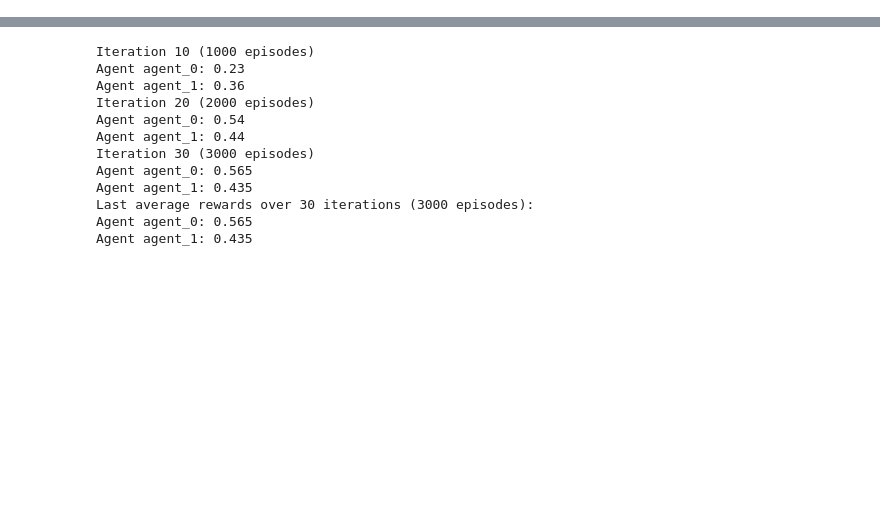
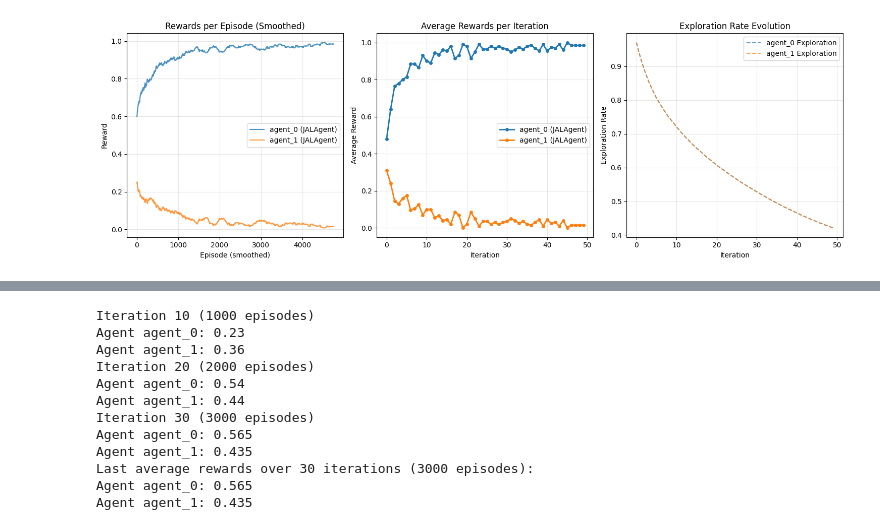
Before and after one commit to leandrouruguay1994/Multiagentes, a Jupyter notebook: Simultaneous_Games/MA_Foraging.ipynb, the cells around one changed output, grey strips where cells are left out. Cells and saved outputs as stored; diff of their text form; code cells hidden in the pictures; blank space fills up the shorter version.

```diff
--- a/Simultaneous_Games/MA_Foraging.ipynb
+++ b/Simultaneous_Games/MA_Foraging.ipynb
@@ -210,3 +312,7 @@ TypeError: 'module' object is not callable
+# %%
+plot_training_results(average_rewards, agents, game)
+# %% [output]
+[figure, added]
 # %%
 # Visualización
 for agent, rewards in average_rewards.items():
```
Also changed, not shown: parts of 9 cells of this notebook, 5 other files.
